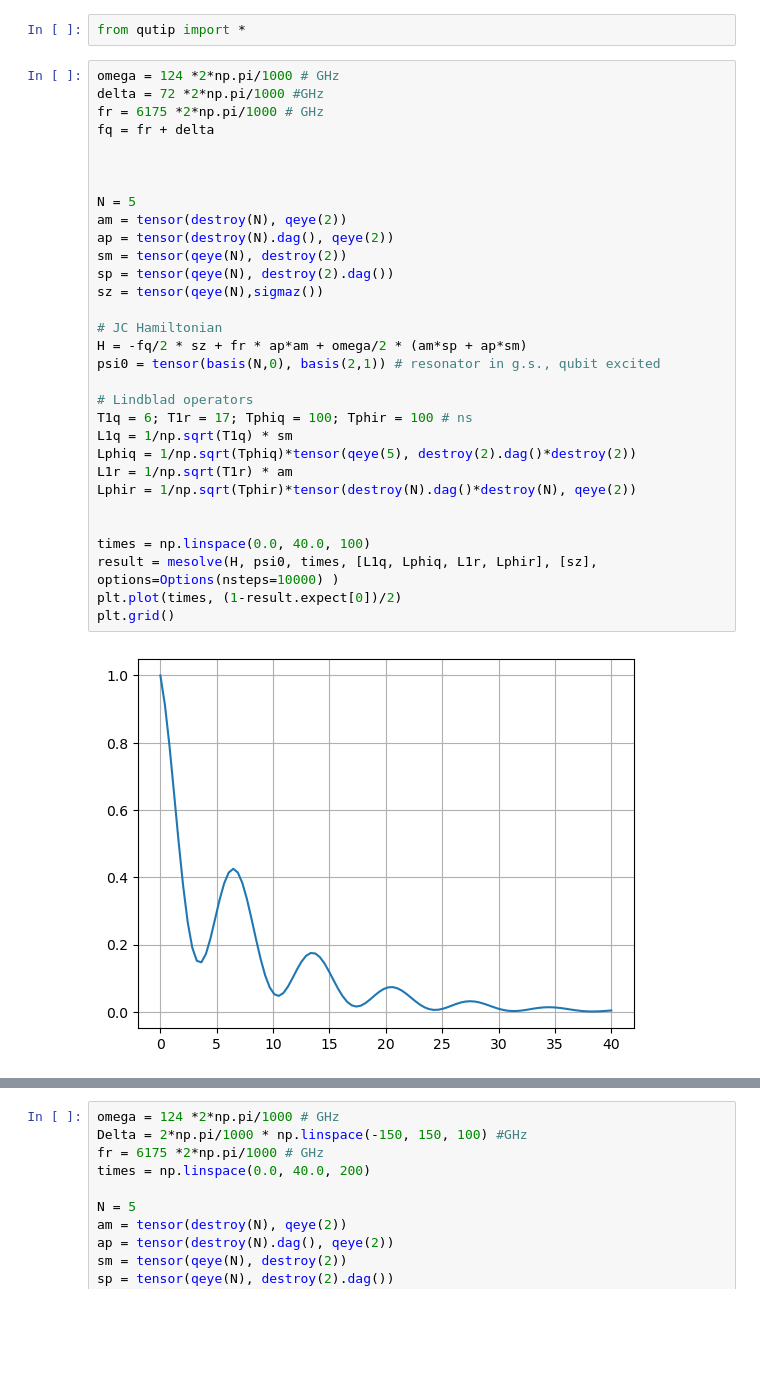
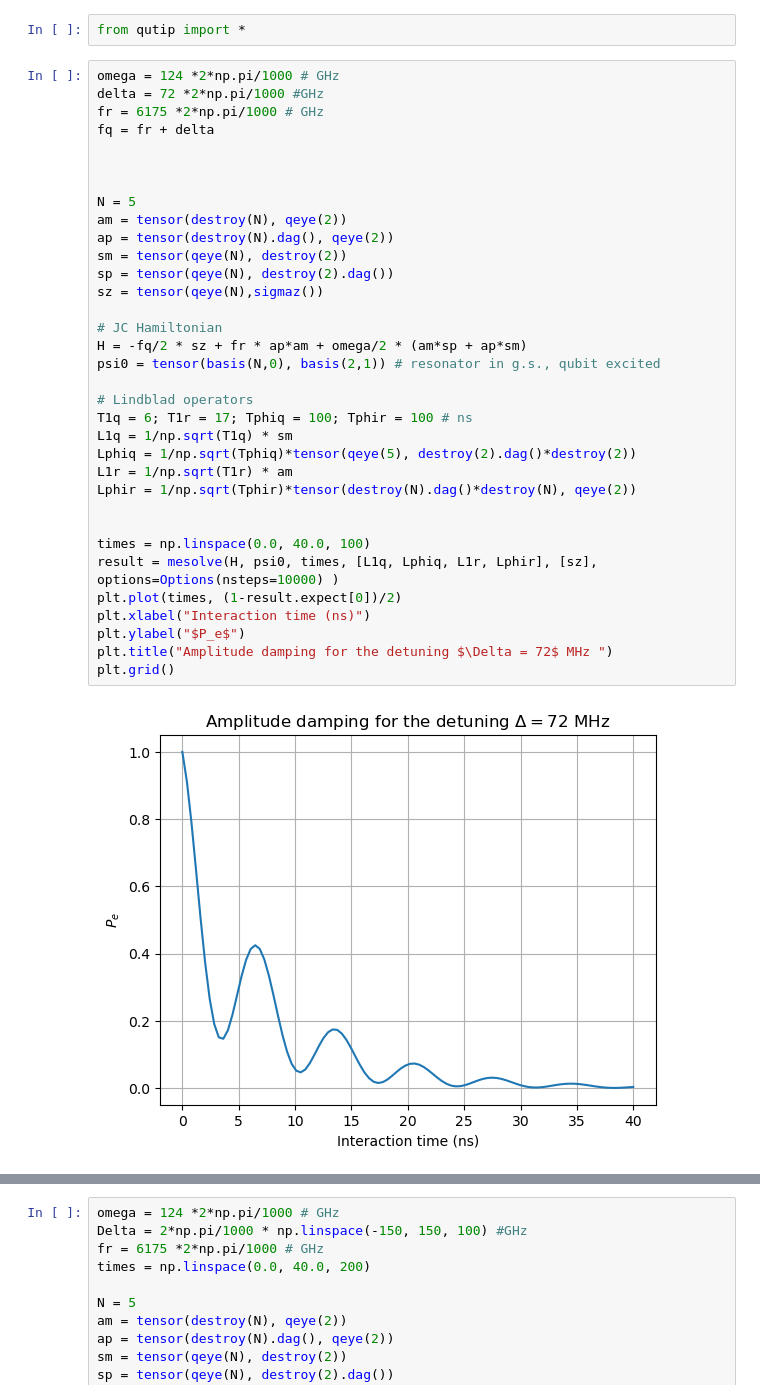
Before and after one commit to jan-chelmecki/ENS-Quantum-Optics-Homework, a Jupyter notebook: HW3_Chelmecki.ipynb, the cells around one changed output, grey strips where cells are left out. Saved outputs shown, nothing was run; the diff lists cells and outputs as text; blank space fills up the shorter version.

```diff
--- a/HW3_Chelmecki.ipynb
+++ b/HW3_Chelmecki.ipynb
@@ -31,31 +37,34 @@ omega = 124 *2*np.pi/1000 # GHz
 delta = 72 *2*np.pi/1000 #GHz
 fr = 6175 *2*np.pi/1000 # GHz
 fq = fr + delta
 
 
 
 N = 5
 am = tensor(destroy(N), qeye(2))
 ap = tensor(destroy(N).dag(), qeye(2))
 sm = tensor(qeye(N), destroy(2))
 sp = tensor(qeye(N), destroy(2).dag())
 sz = tensor(qeye(N),sigmaz())
 
 # JC Hamiltonian
 H = -fq/2 * sz + fr * ap*am + omega/2 * (am*sp + ap*sm)
 psi0 = tensor(basis(N,0), basis(2,1)) # resonator in g.s., qubit excited
 
 # Lindblad operators
 T1q = 6; T1r = 17; Tphiq = 100; Tphir = 100 # ns
 L1q = 1/np.sqrt(T1q) * sm
 Lphiq = 1/np.sqrt(Tphiq)*tensor(qeye(5), destroy(2).dag()*destroy(2))
 L1r = 1/np.sqrt(T1r) * am
 Lphir = 1/np.sqrt(Tphir)*tensor(destroy(N).dag()*destroy(N), qeye(2))
 
 
 times = np.linspace(0.0, 40.0, 100)
 result = mesolve(H, psi0, times, [L1q, Lphiq, L1r, Lphir], [sz], options=Options(nsteps=10000) )
 plt.plot(times, (1-result.expect[0])/2)
+plt.xlabel("Interaction time (ns)")
+plt.ylabel("$P_e$")
+plt.title("Amplitude damping for the detuning $\Delta = 72$ MHz ")
 plt.grid()
 # %% [output]
-[figure, old version]
+[figure, new version]
```
Also changed, not shown: parts of 12 cells of this notebook, 2 other files.
